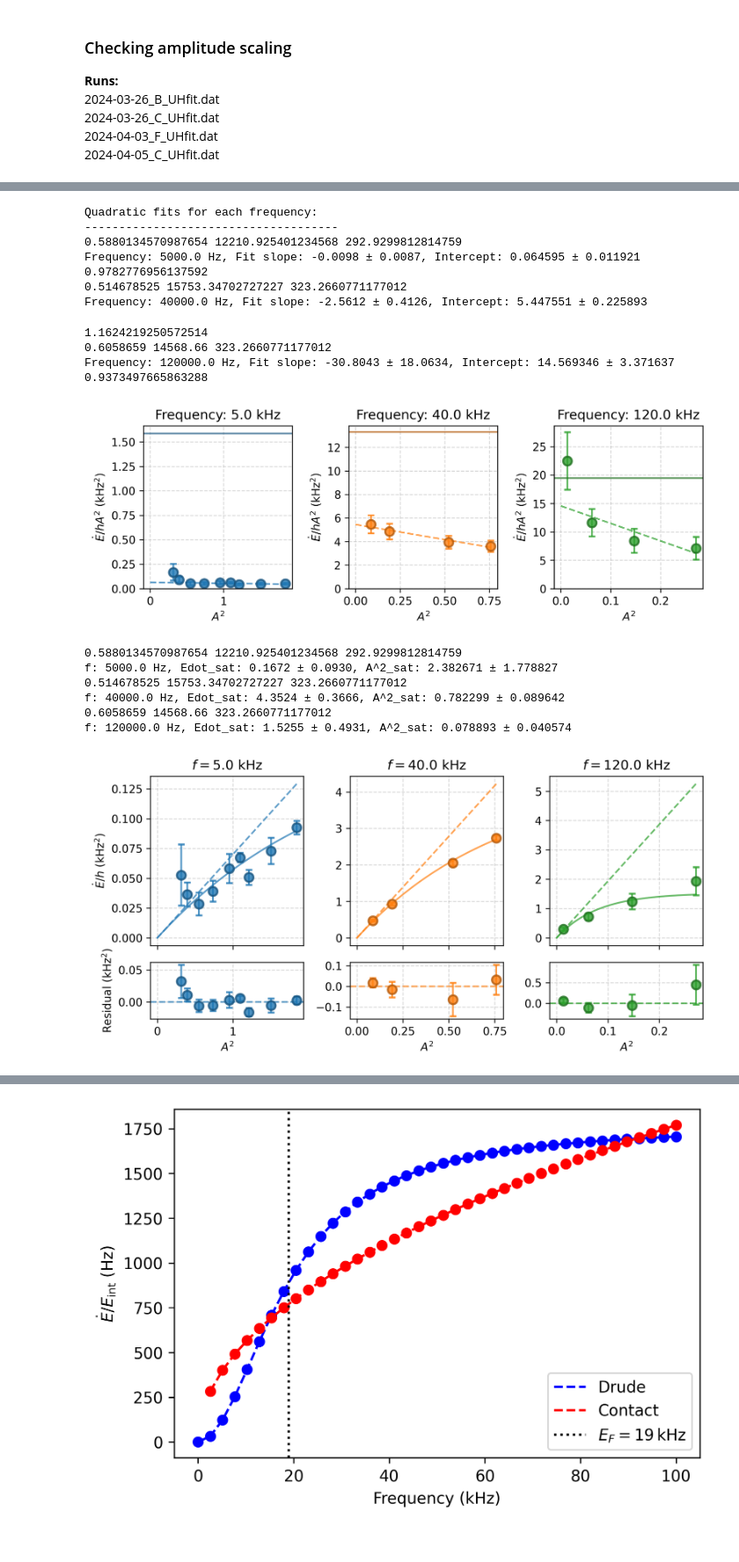
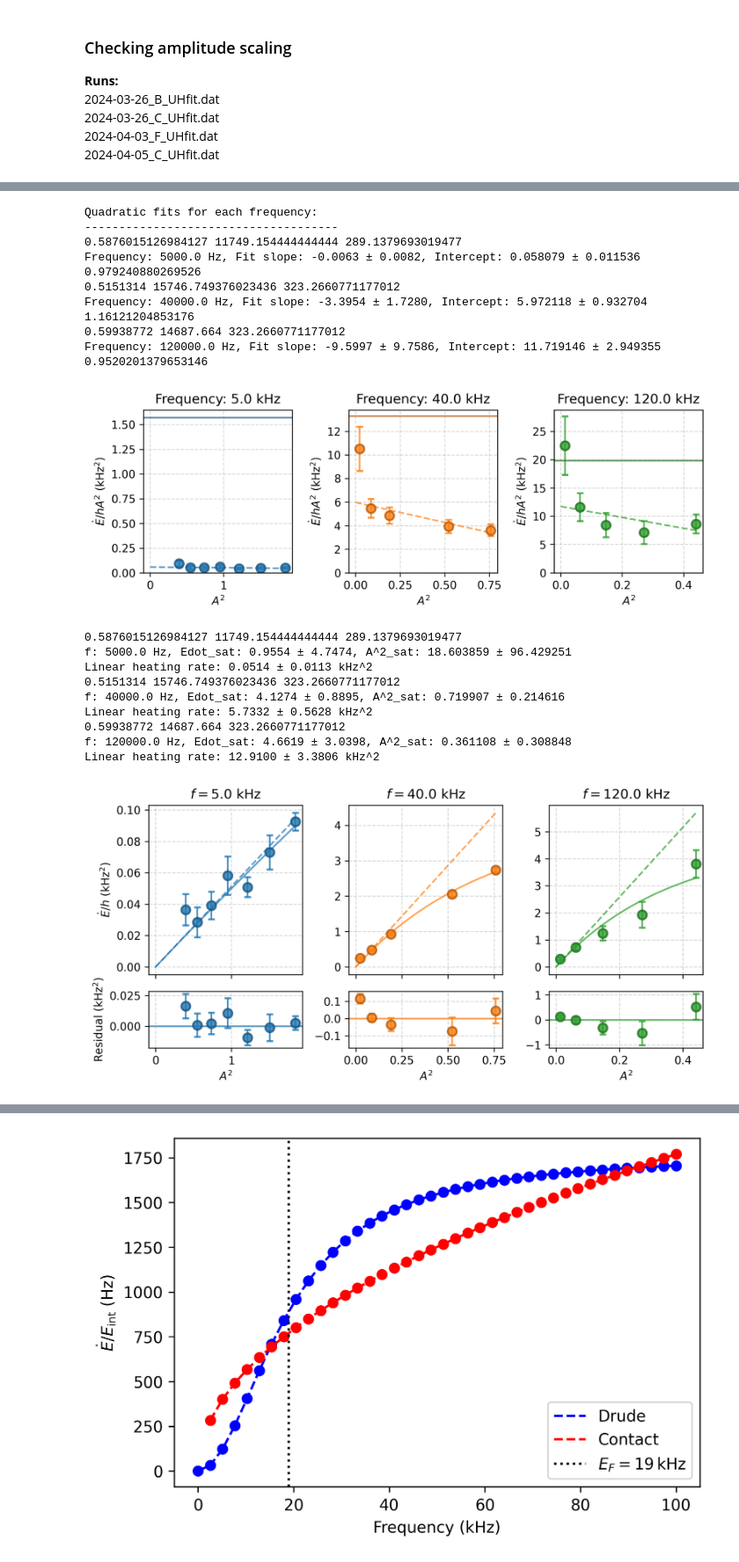
Before and after one commit to uoft-chiplab/Fast-Modulation-Contact-Correlation-Project, a Jupyter notebook: contact_correlations/heating_rate_analysis.ipynb, the cells around one changed output, grey strips where cells are left out. Shown at 88% size. Drawn from its saved outputs; the diff is of its cells as text; code cells hidden in the pictures.

```diff
--- a/contact_correlations/heating_rate_analysis.ipynb
+++ b/contact_correlations/heating_rate_analysis.ipynb
@@ -263,7 +279,9 @@ plt.show()
 ### Check linear time scaling
 # %%
 df = results_df.copy()
-df_filtered = df[df['num_time_pts'] > 2].sort_values(by='freq',
+
+# Get datasets with more than 2 unique time points and sort by frequency
+df_filtered = df[df['filename'].isin(linear_time_data)].sort_values(by='freq',
                     ascending=True, ignore_index=True)
 
 df_filtered[['filename', 'freq', 'Bamp', 'heating_rate', 'Ti', 'Tf', 'EFi', 'num_time_pts', 'ToTFi']]
@@ -531,0 +561,8 @@ plt.show()
+# %%
+drop_index = []
+df_plot = df_filtered.drop(index=drop_index)
+
+print(df_plot.ToTFi.mean(), df_plot.ToTFi.std())
+print(df_plot.EFi.mean(), df_plot.EFi.std())
+
+# df_plot['A']
@@ -539,13 +738,9 @@ plt.show()
 # %%
 df = results_df.copy()
 
-# Find the 3 most common frequencies
-top_3_freqs = df['freq'].value_counts().nlargest(3).index
+# Filter the DataFrame to keep only those 3 frequencies
+df_filtered = df[df['filename'].isin(amplitude_data)]
 
-# Filter the DataFrame to keep only those 3 frequencies
-df_filtered = df[df['freq'].isin(top_3_freqs)][df['heating_rate'] > 2*df['e_heating_rate']]
-
-# These are datasets where the initial temperature is too different from most of the others
-drop_index = [73, 12, 29, 2, 47, 55, 31, 51, 59, 26]
+drop_index = [17, 18, 19, 20, 21]  # Dropped due to poor SNR
 df_plot = df_filtered.drop(index=drop_index)
 # %%
@@ -670,10 +841,13 @@ fig, axes = plt.subplots(1, 3, figsize=(8, 3), dpi=300)
 axs = axes.flatten()
 colors = ['#1f77b4', '#ff7f0e', '#2ca02c']  # High-contrast distinct colors
 
+freqs = df_plot['freq'].unique()
+freqs.sort()
+
 print("Quadratic fits for each frequency:")
 print("-------------------------------------")
 
-for i, freq_val in enumerate(top_3_freqs):
+for i, freq_val in enumerate(freqs):
     # Filter data for just this specific frequency
     group = df_plot[df_plot['freq'] == freq_val].copy()
     trapped_gas_params = (group['ToTFi'].mean(), group['EFi'].mean(), group['barnu'].mean())
@@ -713,14 +887,12 @@ for i, freq_val in enumerate(top_3_freqs):
     inv_as = inv_a_amp_from_Bamp(group['B'].mean(), np.sqrt(a_sqs))
 
     axs[i].plot(a_sqs, np.polyval(popt, a_sqs), color=colors[i], linestyle='--', alpha=0.7)
-    # axs[i].plot(a_sqs, np.array([TUG.calc_Edot(nu=freq_val, inv_a0=inv_a) for inv_a in inv_as])/1e6/TUG.Ns/2,
-    #             color=dark_edge_color, linestyle=':', alpha=0.7)
     axs[i].axhline(y=TUG.calc_Edot(nu=freq_val)/1e6/TUG.Ns/2, color=dark_edge_color, linestyle='-', alpha=0.7)
 
 
 # Label the chart
 for ax in axs:
-    ax.set_title(f'Frequency: {top_3_freqs[axs.tolist().index(ax)]/1e3} kHz')
+    ax.set_title(f'Frequency: {freqs[axs.tolist().index(ax)]/1e3} kHz')
     ax.set_ylabel(r'$\dot{E}/hA^2$ (kHz$^2$)')
     ax.set_xlabel(r'$A^2$')
     ax.grid(True, linestyle='--', alpha=0.5)
@@ -733,16 +905,16 @@ plt.show()
 # %% [output]
 Quadratic fits for each frequency:
 -------------------------------------
-0.5880134570987654 12210.925401234568 292.9299812814759
-Frequency: 5000.0 Hz, Fit slope: -0.0098 ± 0.0087, Intercept: 0.064595 ± 0.011921
-0.9782776956137592
-0.514678525 15753.34702727227 323.2660771177012
-Frequency: 40000.0 Hz, Fit slope: -2.5612 ± 0.4126, Intercept: 5.447551 ± 0.225893
+0.5876015126984127 11749.154444444444 289.1379693019477
+Frequency: 5000.0 Hz, Fit slope: -0.0063 ± 0.0082, Intercept: 0.058079 ± 0.011536
+0.979240880269526
+0.5151314 15746.749376023436 323.2660771177012
+Frequency: 40000.0 Hz, Fit slope: -3.3954 ± 1.7280, Intercept: 5.972118 ± 0.932704
+1.16121204853176
+0.59938772 14687.664 323.2660771177012
+Frequency: 120000.0 Hz, Fit slope: -9.5997 ± 9.7586, Intercept: 11.719146 ± 2.949355
+0.9520201379653146
-1.1624219250572514
-0.6058659 14568.66 323.2660771177012
-Frequency: 120000.0 Hz, Fit slope: -30.8043 ± 18.0634, Intercept: 14.569346 ± 3.371637
-0.9373497665863288
-[figure, old version]
+[figure, new version]
 # %%
 fig, axes = plt.subplots(
     nrows=2,
@@ -763,7 +935,7 @@ df_plot['x'] = df_plot['A']**2
 df_plot['y'] = df_plot['heating_rate']/1e6  # kHz^2
 df_plot['yerr'] = df_plot['e_heating_rate']/1e6  # kHz^2
 
-for i, freq_val in enumerate(top_3_freqs):
+for i, freq_val in enumerate(freqs):
     ax_main = axs_main[i]
     ax_res = axs_res[i]
 
@@ -796,48 +968,55 @@ for i, freq_val in enumerate(top_3_freqs):
                             p0=[group['y'].max(), group['x'].max()]
                            )
     perr = np.sqrt(np.diag(pcov))
+    linear_heating_rate = popt[0]/popt[1]
+    e_linear_heating_rate = quotient_propagation(linear_heating_rate, popt[0], popt[1], perr[0],
+							  perr[1], pcov[0,1])
 
     group['res'] = group['y'] - saturation(group['x'], *popt)
 
     print(*trapped_gas_params)
     print(f"f: {freq_val} Hz, Edot_sat: {popt[0]:.4f} ± {perr[0]:.4f}, A^2_sat: {popt[1]:.6f} ± {perr[1]:.6f}")
+    print(f"Linear heating rate: {linear_heating_rate:.4f} ± {e_linear_heating_rate:.4f} kHz^2")
 
     xs = np.linspace(0, group['x'].max(), 100)
     ax_main.plot(xs, saturation(xs, *popt), color=colors[i], linestyle='-', alpha=0.7)
     ax_main.plot(xs, popt[0]/popt[1] * xs, color=colors[i], linestyle='--', alpha=0.7)
 
     ax_res.errorbar(
         x=group['x'],
         y=group['res'],    # kHz^2
         yerr=group['yerr'],
         fmt='o',
         color=colors[i],
         markeredgecolor=dark_edge_color,
         capsize=3,
         alpha=0.8,
         markeredgewidth=1.8,
         markersize=8,
         label=f'{freq_val} Hz'
     )
 
-    ax_res.axhline(y=0, color=colors[i], linestyle='--', alpha=0.7)
+    ax_res.axhline(y=0, color=colors[i], linestyle='-', alpha=0.7)
 
-    ax_main.set_title(r'$f = $' + f'{top_3_freqs[i]/1e3} kHz')
+    ax_main.set_title(r'$f = $' + f'{freqs[i]/1e3} kHz')
 
     if i == 0:  # Only label the leftmost column
         ax_main.set_ylabel(r'$\dot{E}/h$ (kHz$^2$)')
         ax_res.set_ylabel(r'Residual (kHz$^2$)')
     ax_res.set_xlabel(r'$A^2$')
     ax_main.grid(True, linestyle='--', alpha=0.5)
     ax_res.grid(True, linestyle='--', alpha=0.5)
 
 fig.tight_layout()  # Adjust subplots to fit into figure area.
 plt.show()
 # %% [output]
-0.5880134570987654 12210.925401234568 292.9299812814759
-f: 5000.0 Hz, Edot_sat: 0.1672 ± 0.0930, A^2_sat: 2.382671 ± 1.778827
-0.514678525 15753.34702727227 323.2660771177012
-f: 40000.0 Hz, Edot_sat: 4.3524 ± 0.3666, A^2_sat: 0.782299 ± 0.089642
-0.6058659 14568.66 323.2660771177012
-f: 120000.0 Hz, Edot_sat: 1.5255 ± 0.4931, A^2_sat: 0.078893 ± 0.040574
+0.5876015126984127 11749.154444444444 289.1379693019477
+f: 5000.0 Hz, Edot_sat: 0.9554 ± 4.7474, A^2_sat: 18.603859 ± 96.429251
+Linear heating rate: 0.0514 ± 0.0113 kHz^2
+0.5151314 15746.749376023436 323.2660771177012
+f: 40000.0 Hz, Edot_sat: 4.1274 ± 0.8895, A^2_sat: 0.719907 ± 0.214616
+Linear heating rate: 5.7332 ± 0.5628 kHz^2
+0.59938772 14687.664 323.2660771177012
+f: 120000.0 Hz, Edot_sat: 4.6619 ± 3.0398, A^2_sat: 0.361108 ± 0.308848
+Linear heating rate: 12.9100 ± 3.3806 kHz^2
-[figure, old version]
+[figure, new version]
```
Also changed, not shown: parts of 18 cells of this notebook, 1 other file.
